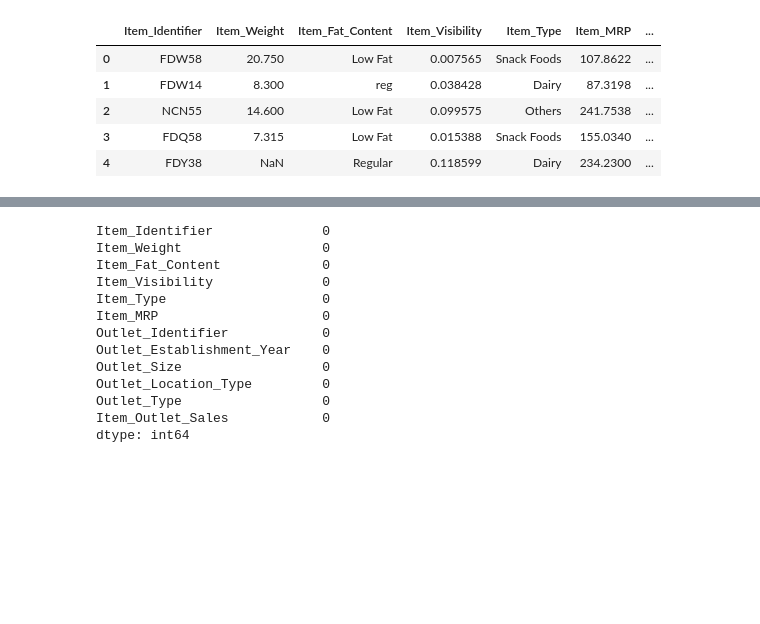
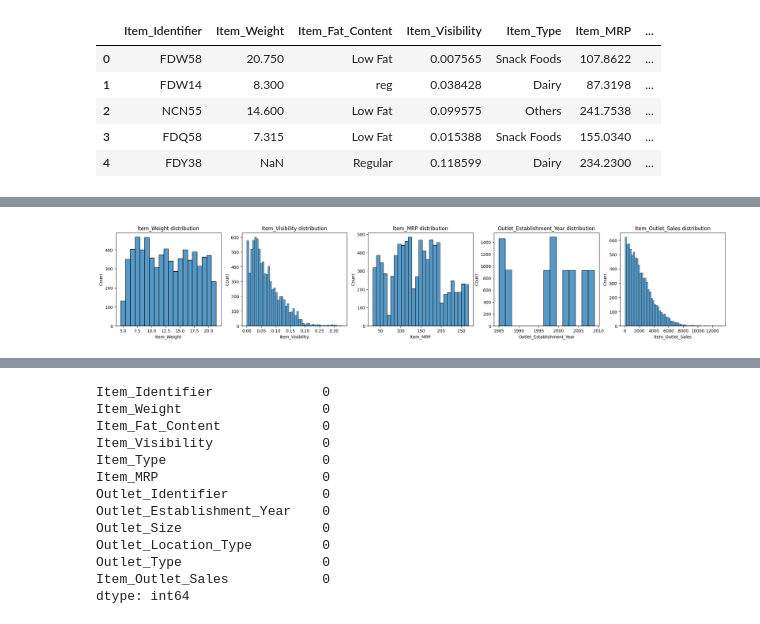
Before and after one commit to Adler-1014/SNU_ML_GROUP2, a Jupyter notebook: seyoung/bigmart.ipynb, the cells around one changed output, grey strips where cells are left out. Drawn from its saved outputs; the diff is of its cells as text; code cells hidden in the pictures; blank space fills up the shorter version.

```diff
--- a/seyoung/bigmart.ipynb
+++ b/seyoung/bigmart.ipynb
@@ -25,6 +25,6 @@ Note: you may need to restart the kernel to use updated packages.
 # %%
-train = pd.read_csv('/Users/admin/Downloads/archive-3/Train.csv')
-test = pd.read_csv('/Users/admin/Downloads/archive-3/Test.csv')
+train = pd.read_csv('Train.csv')
+test = pd.read_csv('Test.csv')
 # %%
 train.head()
 # %% [output]
@@ -45,0 +66,3 @@ test.head()
+# %%
+numeric_cols = train.select_dtypes(include=['float64', 'int64']).columns.tolist()
+numeric_cols
@@ -45,0 +84,9 @@ test.head()
+# %%
+num_cols = len(numeric_cols)
+_, ax = plt.subplots(nrows=1, ncols=num_cols, figsize=(26, 4))
+
+for index, col in enumerate(numeric_cols):
+    sns.histplot(train[col], kde=False, ax=ax[index])
+    ax[index].set_title(f'{col} distribution')
+# %% [output]
+[figure, added]
```
Also changed, not shown: parts of 29 cells of this notebook.
